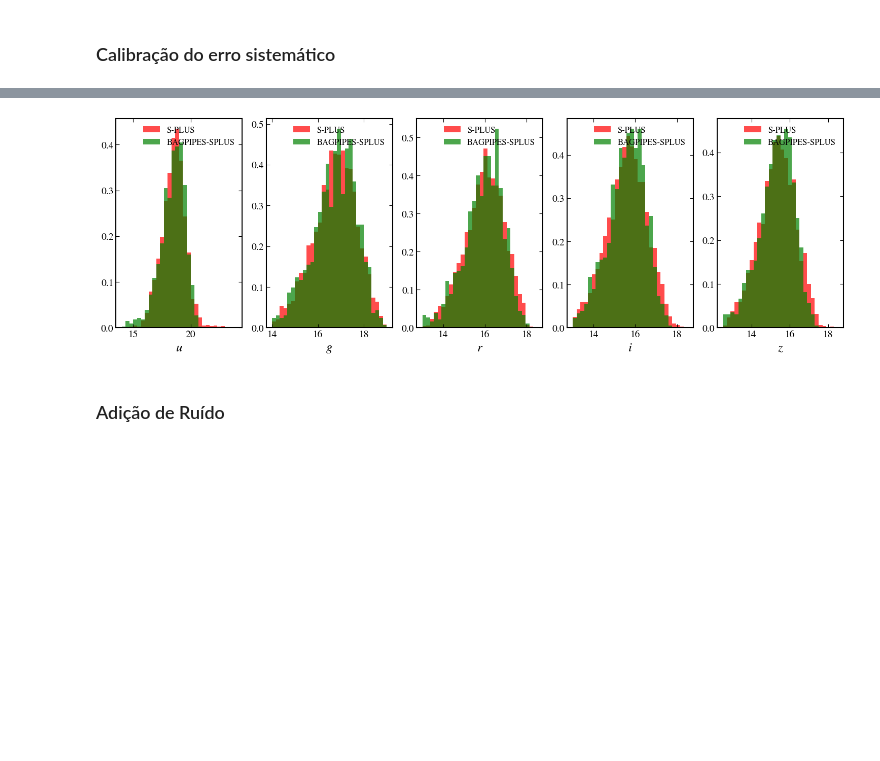
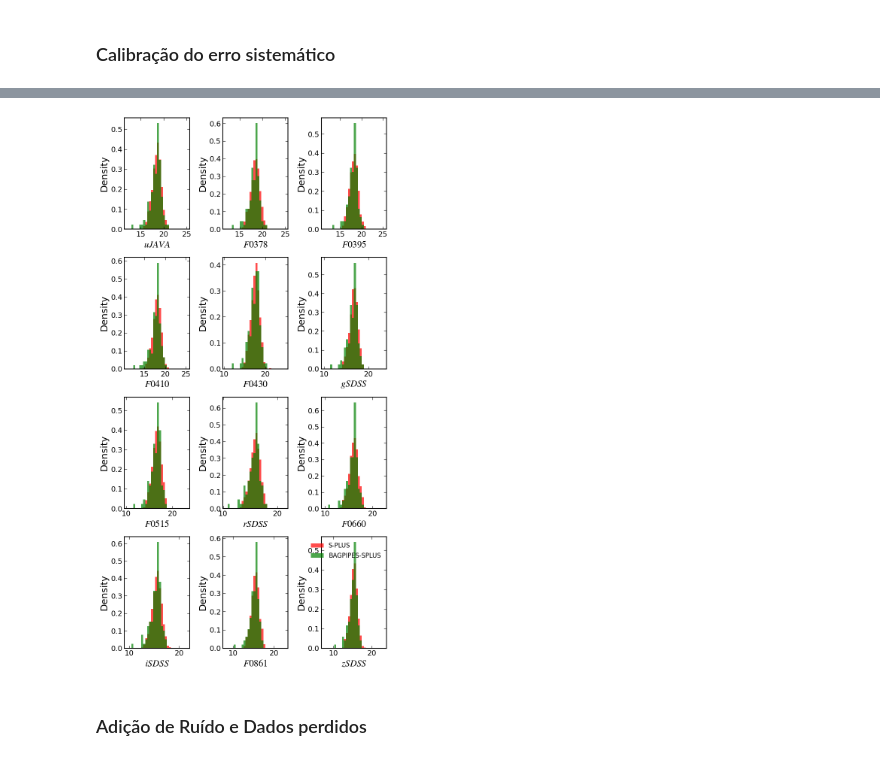
Before and after one commit to pedroand6/Inference4ETGs, a Jupyter notebook: Data/catalogue_estimation.ipynb, the cells around one changed output, grey strips where cells are left out. Saved outputs shown, nothing was run; the diff lists cells and outputs as text; code cells hidden in the pictures; blank space fills up the shorter version.

Commit message:
pipeline quase pronta, falta a dados faltantes

```diff
--- a/Data/catalogue_estimation.ipynb
+++ b/Data/catalogue_estimation.ipynb
@@ -907,20 +961,23 @@ plt.show()
 # %% [markdown]
 ### Calibração do erro sistemático
 # %%
-u_calib = np.median(mock_photo_splus[:, band_index_splus["uJAVA"]]) - np.median(splus_data['u_auto'])
-g_calib = np.median(mock_photo_splus[:, band_index_splus["gSDSS"]]) - np.median(splus_data['g_auto'])
-r_calib = np.median(mock_photo_splus[:, band_index_splus["rSDSS"]]) - np.median(splus_data['r_auto'])
-i_calib = np.median(mock_photo_splus[:, band_index_splus["iSDSS"]]) - np.median(splus_data['i_auto'])
-z_calib = np.median(mock_photo_splus[:, band_index_splus["zSDSS"]]) - np.median(splus_data['z_auto'])
+calibs = []
 
-calibs = [u_calib, g_calib, r_calib, i_calib, z_calib]
+for i in range(len(bands_columns)):
+    calib = np.median(mock_photo_splus[:, band_index_splus[band_names_splus[i]]]) - np.median(splus_data[bands_columns[i]])
+    calibs.append(calib)
+
 print(calibs)
+calibs = np.array(calibs)
+calib_photo = mock_photo_splus[:, :] - calibs
+
+mag_errors = np.array([splus_data[f'e_{band}'] for band in bands_columns])
 
 plt.scatter(splus_data['g_auto'] - splus_data['i_auto'], splus_data['r_auto'] - splus_data['z_auto'],
             c="red", marker=".", label="S-PLUS")
 
-plt.scatter(mock_photo_splus[:, band_index_splus["gSDSS"]] - g_calib - mock_photo_splus[:, band_index_splus["iSDSS"]] + i_calib,
-            mock_photo_splus[:, band_index_splus["rSDSS"]] - r_calib - mock_photo_splus[:, band_index_splus["zSDSS"]] + z_calib,
+plt.scatter(calib_photo[:, band_index_splus["gSDSS"]] - calib_photo[:, band_index_splus["iSDSS"]],
+            calib_photo[:, band_index_splus["rSDSS"]] - calib_photo[:, band_index_splus["zSDSS"]],
             c="green", marker=".", label="BAGPIPES-SPLUS")
 
 plt.xlabel(r"$g - i$")
@@ -935,46 +1025,18 @@ TypeError: '<' not supported between instances of 'float' and 'str'
 # %%
-plt.figure(figsize=(15, 5))
+plt.figure(figsize=(8, 15))
 
-plt.subplot(1, 5, 1)
-plt.hist(splus_data['u_auto'], bins=30, color='red', alpha=0.7, label="S-PLUS", density=True, range=(14, 24))
-plt.hist(mock_photo_splus[:, band_index_splus["uJAVA"]] - u_calib, bins=30, color='green', alpha=0.7, label="BAGPIPES-SPLUS", density=True, range=(14, 24))
+for i in range(len(bands_columns)):
+    std = np.ptp(splus_data[bands_columns[i]])
+    center = np.median(splus_data[bands_columns[i]])
 
-plt.xlabel(r"$u$")
+    plt.subplot(4, 3, i + 1)
+    plt.hist(splus_data[bands_columns[i]], bins=30, color='red', alpha=0.7, label="S-PLUS", density=True, range=(center - std, center + std))
+    plt.hist(calib_photo[:, band_index_splus[band_names_splus[i]]], bins=30, color='green', alpha=0.7, label="BAGPIPES-SPLUS", density=True, range=(center - std, center + std))
+
+    plt.xlabel(r"${}$".format(band_names_splus[i]))
+    plt.ylabel("Density")
 
 plt.legend()
-
-plt.subplot(1, 5, 2)
-plt.hist(splus_data['g_auto'], bins=30, color='red', alpha=0.7, label="S-PLUS", density=True, range=(14, 19))
-plt.hist(mock_photo_splus[:, band_index_splus["gSDSS"]] - g_calib, bins=30, color='green', alpha=0.7, label="BAGPIPES-SPLUS", density=True, range=(14, 19))
-
-plt.xlabel(r"$g$")
-
-plt.legend()
-
-plt.subplot(1, 5, 3)
-plt.hist(splus_data['r_auto'], bins=30, color='red', alpha=0.7, label="S-PLUS", density=True, range=(13, 18.5))
-plt.hist(mock_photo_splus[:, band_index_splus["rSDSS"]] - r_calib, bins=30, color='green', alpha=0.7, label="BAGPIPES-SPLUS", density=True, range=(13, 18.5))
-
-plt.xlabel(r"$r$")
-
-plt.legend()
-
-plt.subplot(1, 5, 4)
-plt.hist(splus_data['i_auto'], bins=30, color='red', alpha=0.7, label="S-PLUS", density=True, range=(13, 18.5))
-plt.hist(mock_photo_splus[:, band_index_splus["iSDSS"]] - i_calib, bins=30, color='green', alpha=0.7, label="BAGPIPES-SPLUS", density=True, range=(13, 18.5))
-
-plt.xlabel(r"$i$")
-
-plt.legend()
-
-plt.subplot(1, 5, 5)
-plt.hist(splus_data['z_auto'], bins=30, color='red', alpha=0.7, label="S-PLUS", density=True, range=(12.5, 18.5))
-plt.hist(mock_photo_splus[:, band_index_splus["zSDSS"]] - z_calib, bins=30, color='green', alpha=0.7, label="BAGPIPES-SPLUS", density=True, range=(12.5, 18.5))
-
-plt.xlabel(r"$z$")
-
-plt.legend()
-
 plt.tight_layout()
 plt.show()
 # %% [output]
@@ -981,3 +1060,3 @@ plt.show()
-[figure, old version]
+[figure, new version]
 # %% [markdown]
-### Adição de Ruído
+### Adição de Ruído e Dados perdidos
```
Also changed, not shown: parts of 19 cells of this notebook, 4 other files.
